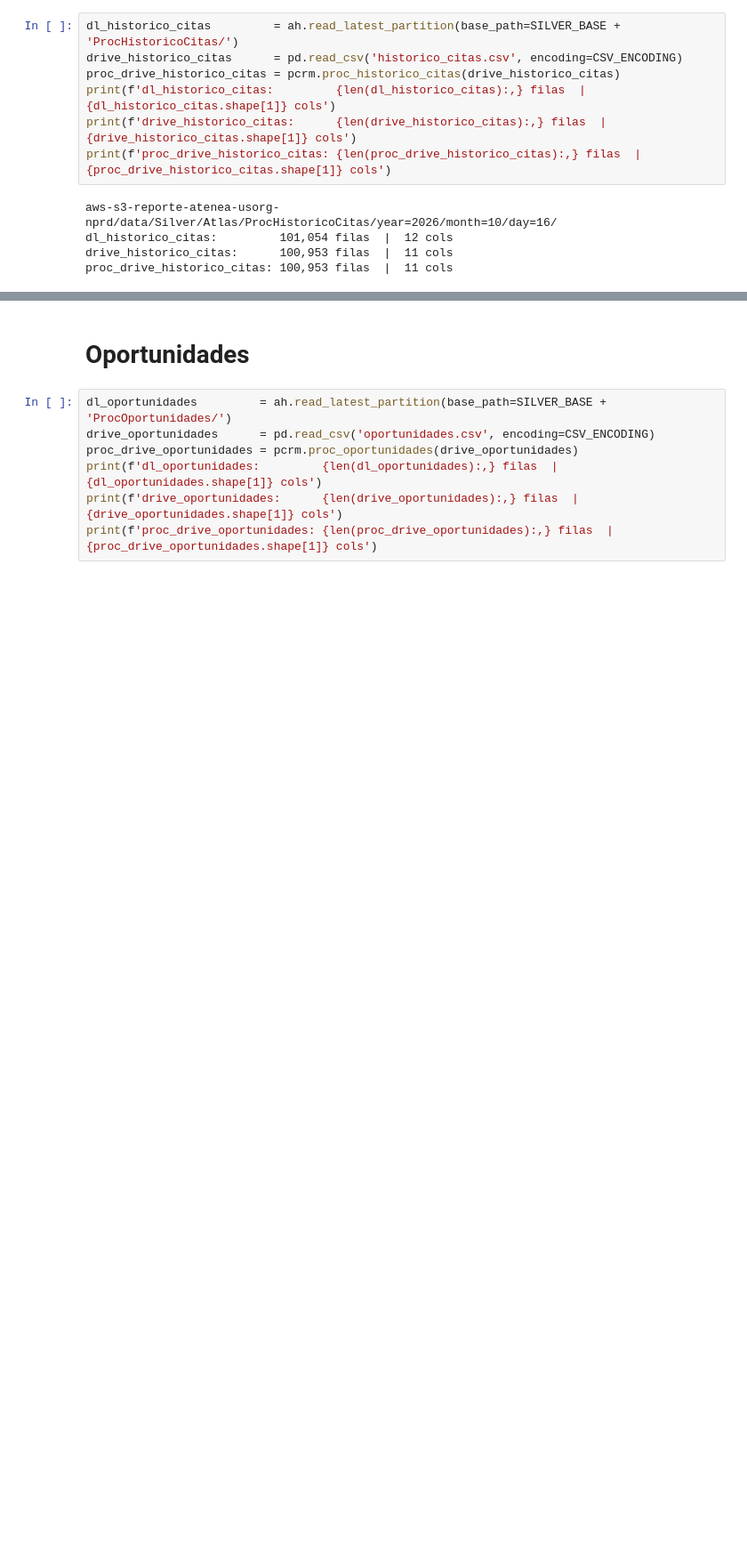
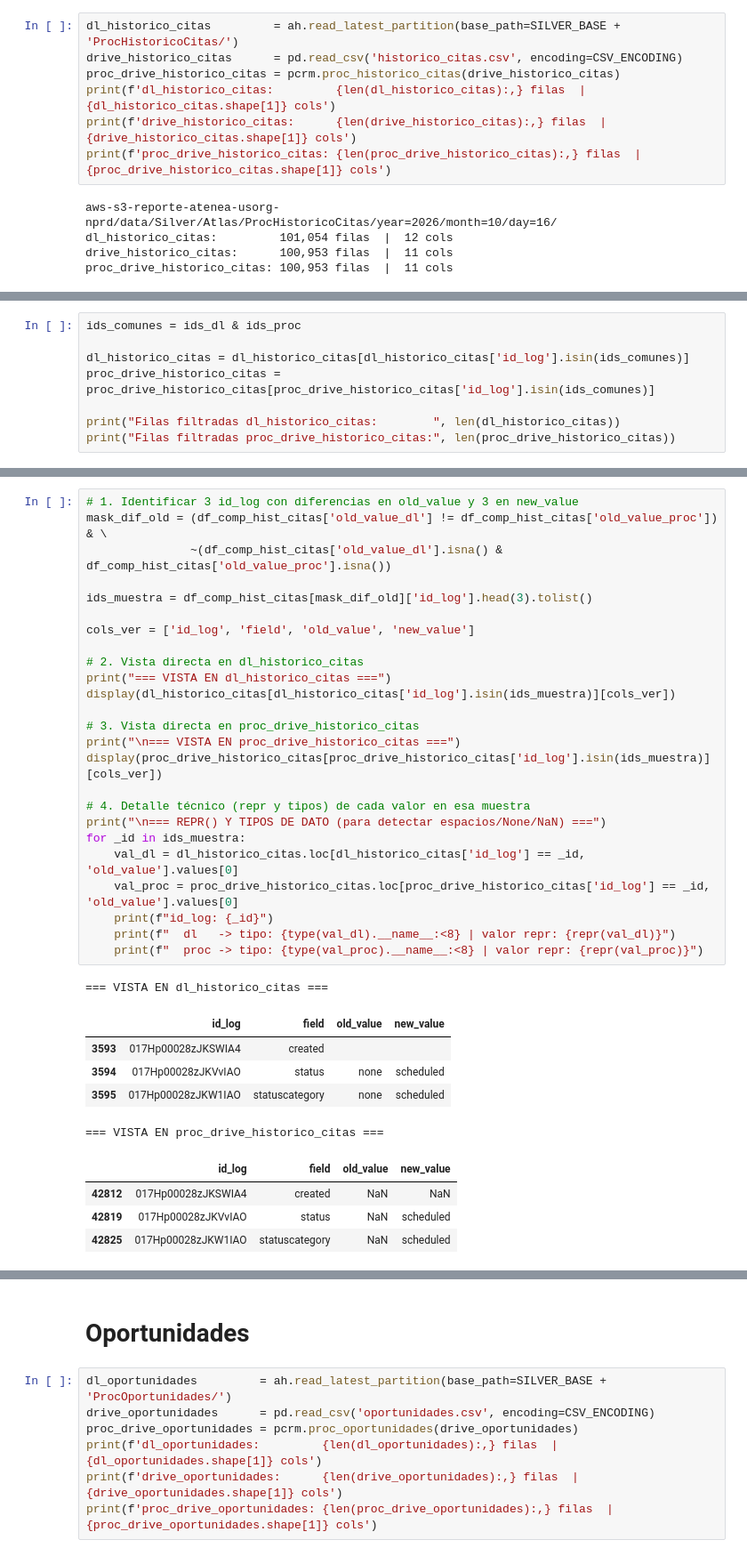
Before and after one commit to rene-aum/Atlas, a Jupyter notebook: CasosDeUso/CasosErick/carga_datalake.ipynb, the cells around one changed output, grey strips where cells are left out. Shown at 89% size. Saved outputs shown, nothing was run; the diff lists cells and outputs as text; blank space fills up the shorter version.

```diff
--- a/CasosDeUso/CasosErick/carga_datalake.ipynb
+++ b/CasosDeUso/CasosErick/carga_datalake.ipynb
@@ -775,0 +851,8 @@ proc_drive_historico_citas: 100,953 filas  |  11 cols
+# %%
+ids_comunes = ids_dl & ids_proc
+
+dl_historico_citas = dl_historico_citas[dl_historico_citas['id_log'].isin(ids_comunes)]
+proc_drive_historico_citas = proc_drive_historico_citas[proc_drive_historico_citas['id_log'].isin(ids_comunes)]
+
+print("Filas filtradas dl_historico_citas:        ", len(dl_historico_citas))
+print("Filas filtradas proc_drive_historico_citas:", len(proc_drive_historico_citas))
@@ -775,0 +938,36 @@ proc_drive_historico_citas: 100,953 filas  |  11 cols
+# %%
+# 1. Identificar 3 id_log con diferencias en old_value y 3 en new_value
+mask_dif_old = (df_comp_hist_citas['old_value_dl'] != df_comp_hist_citas['old_value_proc']) & \
+               ~(df_comp_hist_citas['old_value_dl'].isna() & df_comp_hist_citas['old_value_proc'].isna())
+
+ids_muestra = df_comp_hist_citas[mask_dif_old]['id_log'].head(3).tolist()
+
+cols_ver = ['id_log', 'field', 'old_value', 'new_value']
+
+# 2. Vista directa en dl_historico_citas
+print("=== VISTA EN dl_historico_citas ===")
+display(dl_historico_citas[dl_historico_citas['id_log'].isin(ids_muestra)][cols_ver])
+
+# 3. Vista directa en proc_drive_historico_citas
+print("\n=== VISTA EN proc_drive_historico_citas ===")
+display(proc_drive_historico_citas[proc_drive_historico_citas['id_log'].isin(ids_muestra)][cols_ver])
+
+# 4. Detalle técnico (repr y tipos) de cada valor en esa muestra
+print("\n=== REPR() Y TIPOS DE DATO (para detectar espacios/None/NaN) ===")
+for _id in ids_muestra:
+    val_dl = dl_historico_citas.loc[dl_historico_citas['id_log'] == _id, 'old_value'].values[0]
+    val_proc = proc_drive_historico_citas.loc[proc_drive_historico_citas['id_log'] == _id, 'old_value'].values[0]
+    print(f"id_log: {_id}")
+    print(f"  dl   -> tipo: {type(val_dl).__name__:<8} | valor repr: {repr(val_dl)}")
+    print(f"  proc -> tipo: {type(val_proc).__name__:<8} | valor repr: {repr(val_proc)}")
+# %% [output]
+=== VISTA EN dl_historico_citas ===
+|  | id_log | field | old_value | new_value |
+| 3593 | 017Hp00028zJKSWIA4 | created |  |  |
+| 3594 | 017Hp00028zJKVvIAO | status | none | scheduled |
+| 3595 | 017Hp00028zJKW1IAO | statuscategory | none | scheduled |
+=== VISTA EN proc_drive_historico_citas ===
+|  | id_log | field | old_value | new_value |
+| 42812 | 017Hp00028zJKSWIA4 | created | NaN | NaN |
+| 42819 | 017Hp00028zJKVvIAO | status | NaN | scheduled |
+| 42825 | 017Hp00028zJKW1IAO | statuscategory | NaN | scheduled |
```
Also changed, not shown: parts of 10 cells of this notebook.
